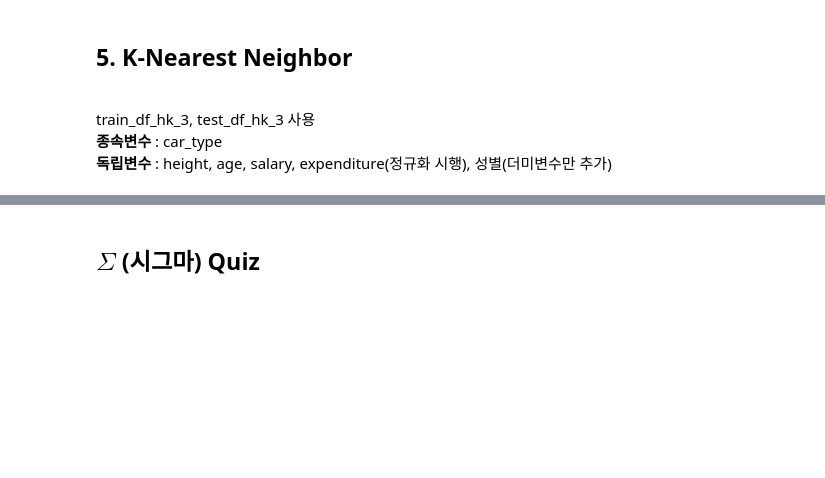
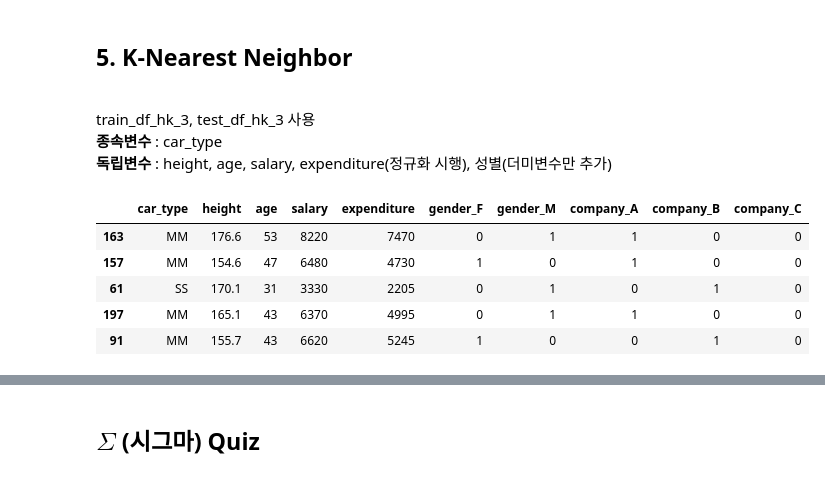
Before and after one commit to leeyonghee1017/TIL, a Jupyter notebook: TIL20230308_MachineLearning_Practice/Classificaion(Logistic Regression, Decision Tree, etc).ipynb, the cells around one changed output, grey strips where cells are left out. Cells and saved outputs as stored; diff of their text form; code cells hidden in the pictures; blank space fills up the shorter version.

```diff
--- a/TIL20230308_MachineLearning_Practice/Classificaion(Logistic Regression, Decision Tree, etc).ipynb
+++ b/TIL20230308_MachineLearning_Practice/Classificaion(Logistic Regression, Decision Tree, etc).ipynb
@@ -1425,7 +1448,14 @@ ValueError: Found input variables with inconsistent numbers of samples: [71, 165
 # %%
 # 파일 로딩
 train_df_hk_3
-test_df_hk_3
+test_df_hk_3[:5]
+# %% [output]
+|  | car_type | height | age | salary | expenditure | gender_F | gender_M | company_A | company_B | company_C |
+| 163 | MM | 176.6 | 53 | 8220 | 7470 | 0 | 1 | 1 | 0 | 0 |
+| 157 | MM | 154.6 | 47 | 6480 | 4730 | 1 | 0 | 1 | 0 | 0 |
+| 61 | SS | 170.1 | 31 | 3330 | 2205 | 0 | 1 | 0 | 1 | 0 |
+| 197 | MM | 165.1 | 43 | 6370 | 4995 | 0 | 1 | 1 | 0 | 0 |
+| 91 | MM | 155.7 | 43 | 6620 | 5245 | 1 | 0 | 0 | 1 | 0 |
 # %%
 # train dataset 준비,  StandardScaling, concat
 
```
Also changed, not shown: parts of 22 cells of this notebook, 1 other file.
